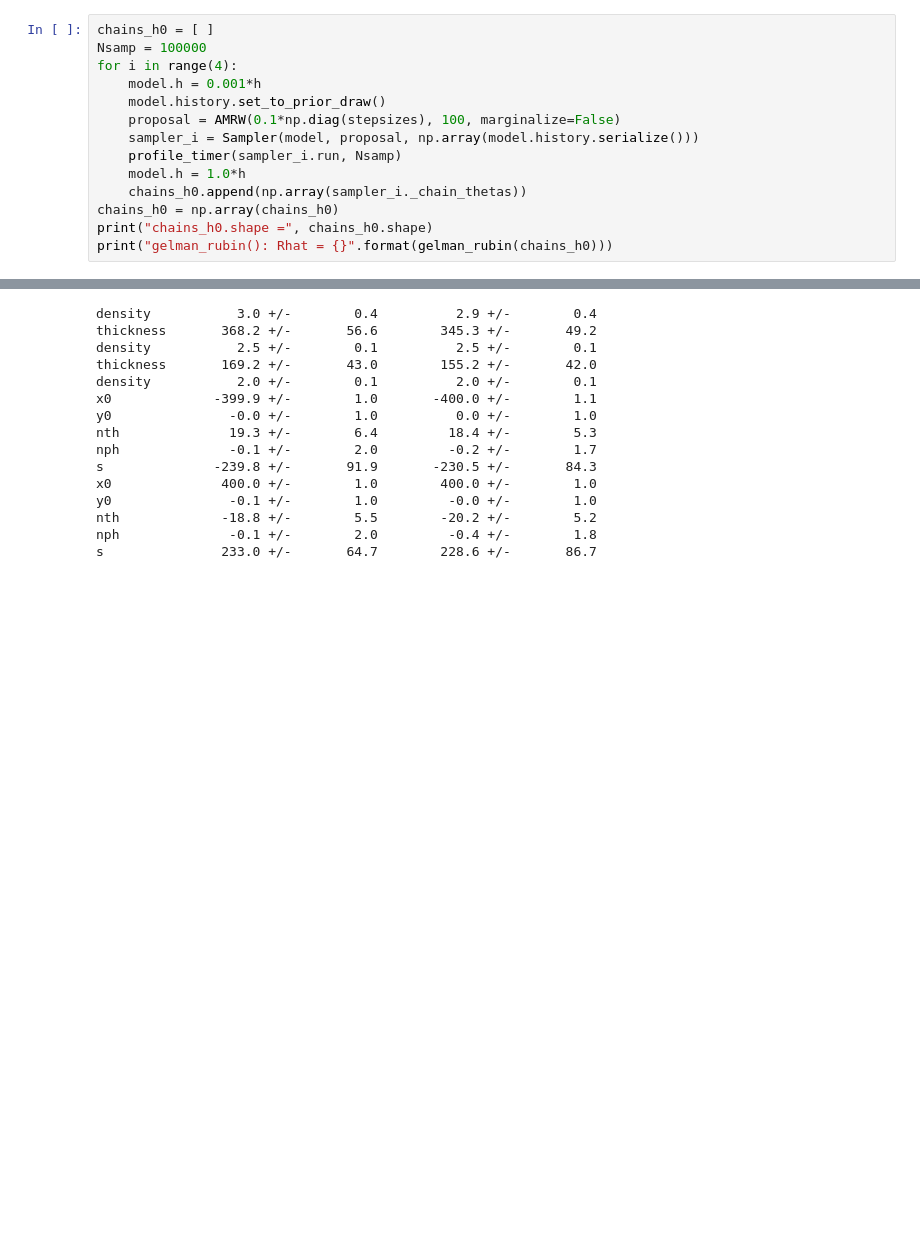
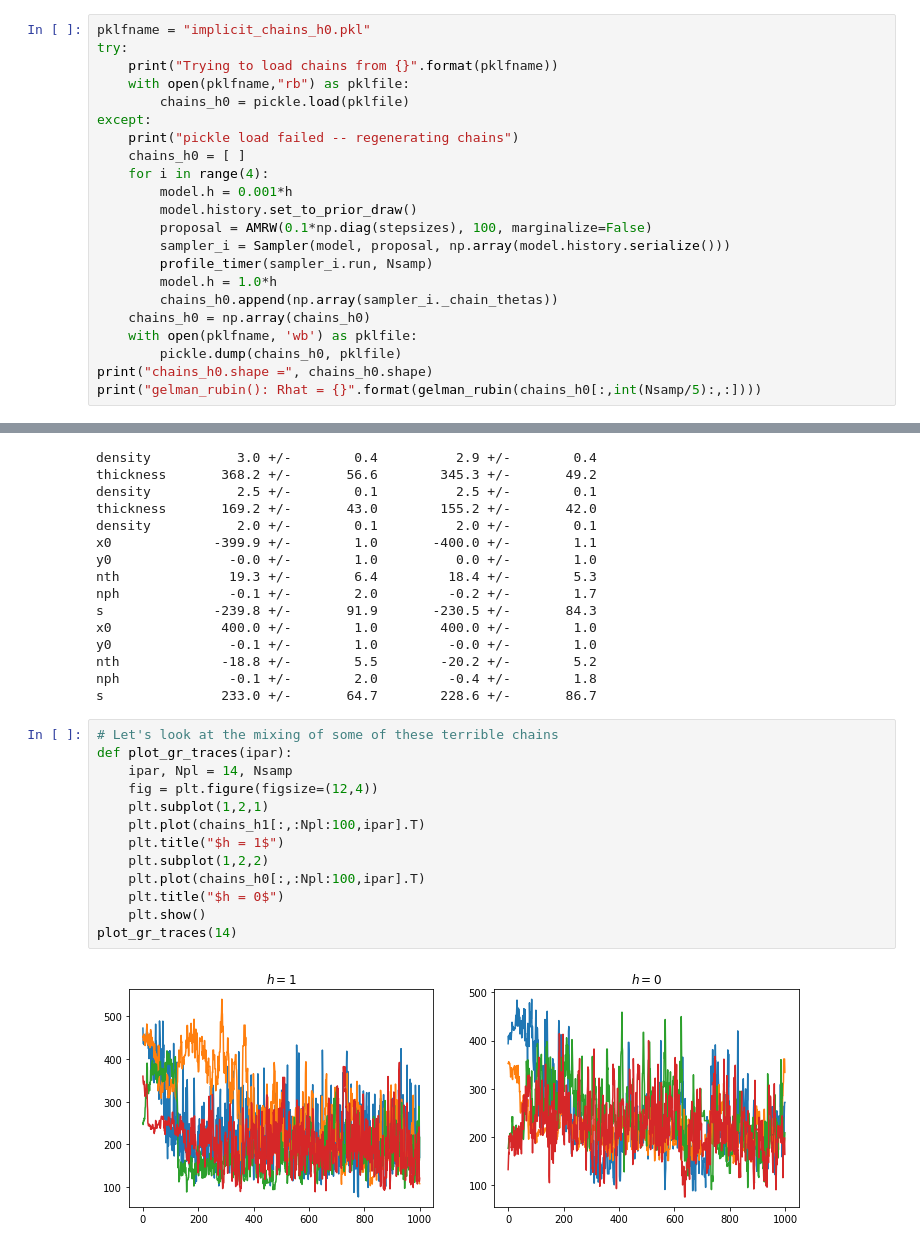
Before and after one commit to rscalzo/blockworlds, a Jupyter notebook: blockworlds/implicit.ipynb, the cells around one changed output, grey strips where cells are left out. Drawn from its saved outputs; the diff is of its cells as text; blank space fills up the shorter version.

```diff
--- a/blockworlds/implicit.ipynb
+++ b/blockworlds/implicit.ipynb
@@ -439,19 +449,27 @@ gelman_rubin(): Rhat = [1.18449478 1.1682395  1.04697057 1.15681829 1.1212545  1
  1.00576136 1.03364711 1.02208356 1.50767988 1.01040204 1.00166126
  1.03147047 1.01220407 1.36115599]
 # %%
-chains_h0 = [ ]
-Nsamp = 100000
-for i in range(4):
-    model.h = 0.001*h
-    model.history.set_to_prior_draw()
-    proposal = AMRW(0.1*np.diag(stepsizes), 100, marginalize=False)
-    sampler_i = Sampler(model, proposal, np.array(model.history.serialize()))
-    profile_timer(sampler_i.run, Nsamp)
-    model.h = 1.0*h
-    chains_h0.append(np.array(sampler_i._chain_thetas))
-chains_h0 = np.array(chains_h0)
+pklfname = "implicit_chains_h0.pkl"
+try:
+    print("Trying to load chains from {}".format(pklfname))
+    with open(pklfname,"rb") as pklfile:
+        chains_h0 = pickle.load(pklfile)
+except:
+    print("pickle load failed -- regenerating chains")
+    chains_h0 = [ ]
+    for i in range(4):
+        model.h = 0.001*h
+        model.history.set_to_prior_draw()
+        proposal = AMRW(0.1*np.diag(stepsizes), 100, marginalize=False)
+        sampler_i = Sampler(model, proposal, np.array(model.history.serialize()))
+        profile_timer(sampler_i.run, Nsamp)
+        model.h = 1.0*h
+        chains_h0.append(np.array(sampler_i._chain_thetas))
+    chains_h0 = np.array(chains_h0)
+    with open(pklfname, 'wb') as pklfile:
+        pickle.dump(chains_h0, pklfile)
 print("chains_h0.shape =", chains_h0.shape)
-print("gelman_rubin(): Rhat = {}".format(gelman_rubin(chains_h0)))
+print("gelman_rubin(): Rhat = {}".format(gelman_rubin(chains_h0[:,int(Nsamp/5):,:])))
 # %% [output]
 run ran in 370.334 sec
 run ran in 336.773 sec
@@ -515,3 +533,18 @@ y0               -0.1 +/-        1.0         -0.0 +/-        1.0
 nth             -18.8 +/-        5.5        -20.2 +/-        5.2
 nph              -0.1 +/-        2.0         -0.4 +/-        1.8
 s               233.0 +/-       64.7        228.6 +/-       86.7
+# %%
+# Let's look at the mixing of some of these terrible chains
+def plot_gr_traces(ipar):
+    ipar, Npl = 14, Nsamp
+    fig = plt.figure(figsize=(12,4))
+    plt.subplot(1,2,1)
+    plt.plot(chains_h1[:,:Npl:100,ipar].T)
+    plt.title("$h = 1$")
+    plt.subplot(1,2,2)
+    plt.plot(chains_h0[:,:Npl:100,ipar].T)
+    plt.title("$h = 0$")
+    plt.show()
+plot_gr_traces(14)
+# %% [output]
+[figure, added]
```
Also changed, not shown: parts of 3 cells of this notebook.
